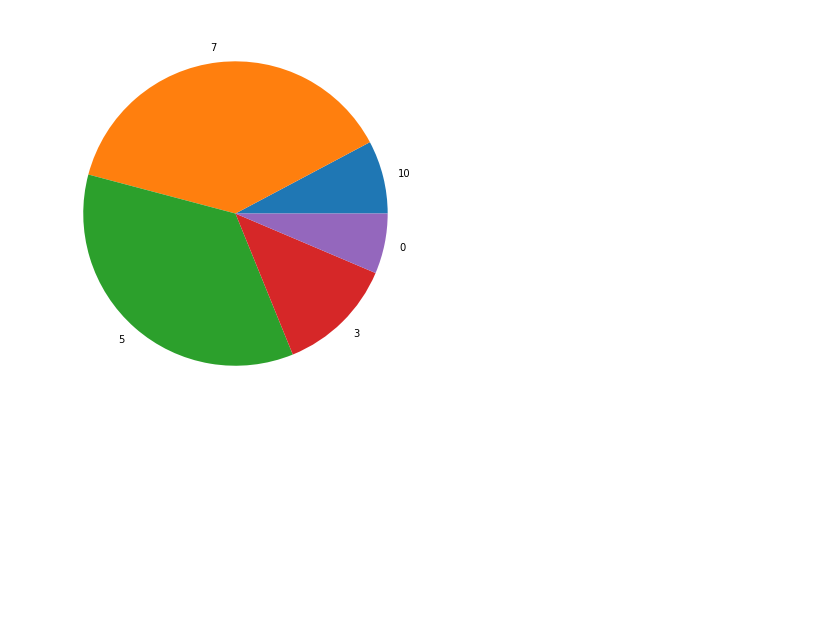
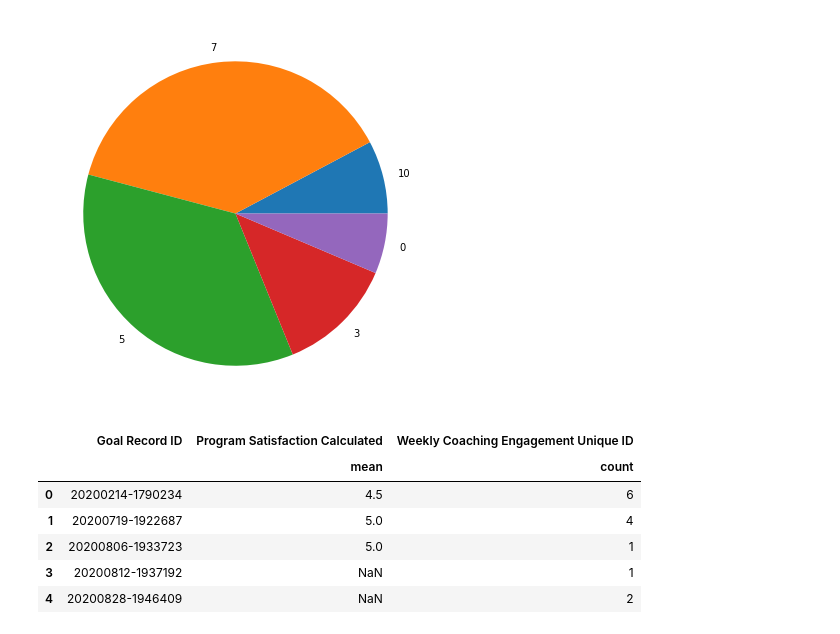
Before and after one commit to darneson1989/work2021, a Jupyter notebook: stagesofchange.ipynb, the cells around one changed output. Saved outputs shown, nothing was run; the diff lists cells and outputs as text; code cells hidden in the pictures; blank space fills up the shorter version.

```diff
--- a/stagesofchange.ipynb
+++ b/stagesofchange.ipynb
@@ -439,0 +478,12 @@ plt.show()
+# %%
+dis = engagements[engagements['Stage_of_change'].notna()]
+# %%
+dis.head()
+# %% [output]
+|  | Goal Record ID | Program Satisfaction Calculated | Weekly Coaching Engagement Unique ID |
+|  |  | mean | count |
+| 0 | 20200214-1790234 | 4.5 | 6 |
+| 1 | 20200719-1922687 | 5.0 | 4 |
+| 2 | 20200806-1933723 | 5.0 | 1 |
+| 3 | 20200812-1937192 | NaN | 1 |
+| 4 | 20200828-1946409 | NaN | 2 |
```
Also changed, not shown: parts of 9 cells of this notebook.
